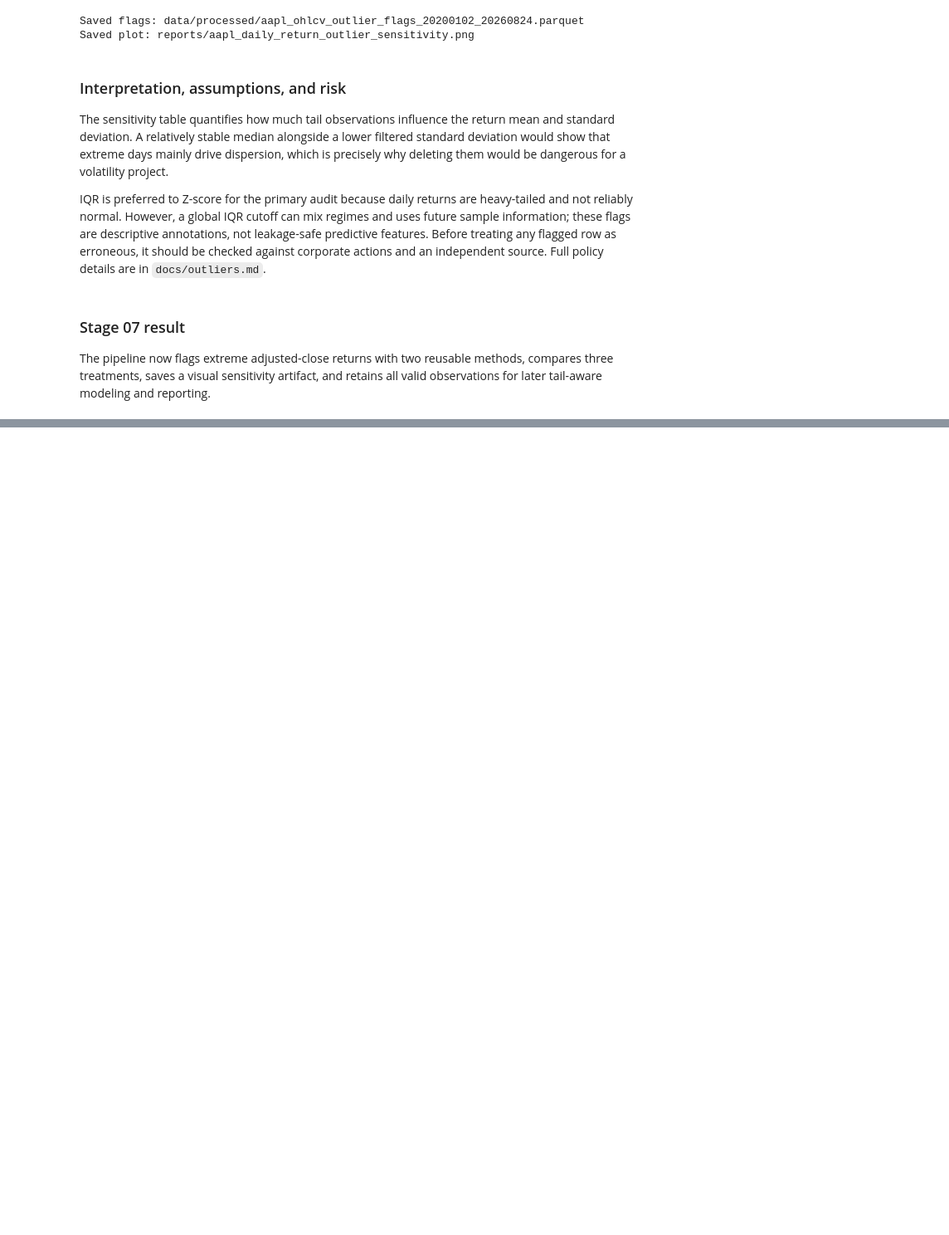
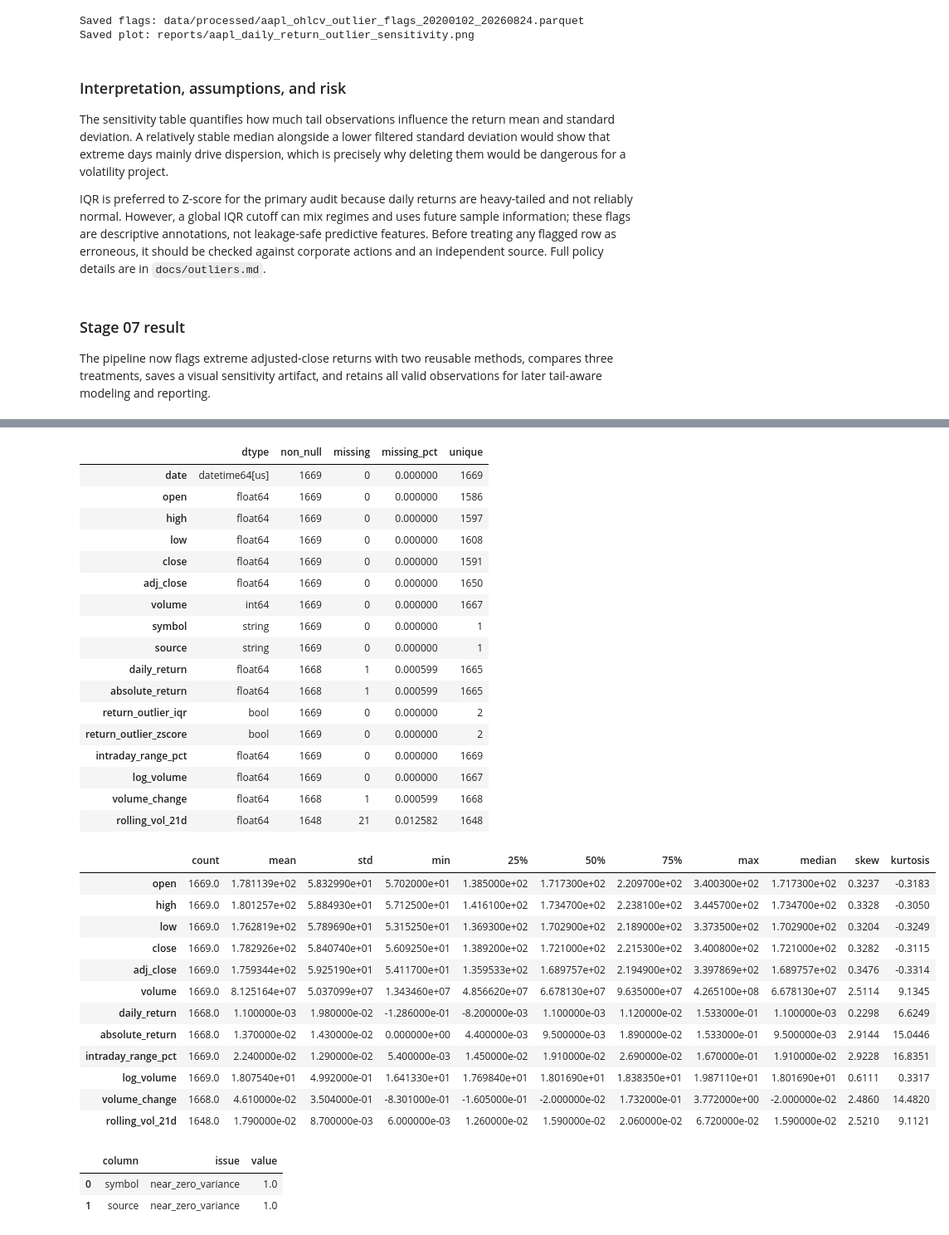
Before and after one commit to kevin-666777/bootcamp_zizhe_zhou, a Jupyter notebook: project/notebooks/project_pipeline.ipynb, the cells around one changed output, grey strips where cells are left out. Shown at 83% size. Saved outputs shown, nothing was run; the diff lists cells and outputs as text; code cells hidden in the pictures; blank space fills up the shorter version.

```diff
--- a/project/notebooks/project_pipeline.ipynb
+++ b/project/notebooks/project_pipeline.ipynb
@@ -310,0 +315,19 @@ The pipeline now flags extreme adjusted-close returns with two reusable methods,
+# %%
+import numpy as np
+import seaborn as sns
+
+from src.eda import eda_summary
+
+eda_data = read_df(outlier_path)
+eda_data['intraday_range_pct'] = (eda_data['high'] - eda_data['low']) / eda_data['open']
+eda_data['log_volume'] = np.log1p(eda_data['volume'])
+eda_data['volume_change'] = eda_data['volume'].pct_change(fill_method=None)
+eda_data['rolling_vol_21d'] = eda_data['daily_return'].rolling(21).std()
+
+print('DataFrame info:')
+eda_data.info()
+profile = eda_summary(eda_data)
+display(profile['overview'])
+display(profile['numeric_summary'].round(4))
+display(profile['attention'])
+# %% [output]
@@ -310,0 +351,34 @@ The pipeline now flags extreme adjusted-close returns with two reusable methods,
+|  | dtype | non_null | missing | missing_pct | unique |
+| date | datetime64[us] | 1669 | 0 | 0.000000 | 1669 |
+| open | float64 | 1669 | 0 | 0.000000 | 1586 |
+| high | float64 | 1669 | 0 | 0.000000 | 1597 |
+| low | float64 | 1669 | 0 | 0.000000 | 1608 |
+| close | float64 | 1669 | 0 | 0.000000 | 1591 |
+| adj_close | float64 | 1669 | 0 | 0.000000 | 1650 |
+| volume | int64 | 1669 | 0 | 0.000000 | 1667 |
+| symbol | string | 1669 | 0 | 0.000000 | 1 |
+| source | string | 1669 | 0 | 0.000000 | 1 |
+| daily_return | float64 | 1668 | 1 | 0.000599 | 1665 |
+| absolute_return | float64 | 1668 | 1 | 0.000599 | 1665 |
+| return_outlier_iqr | bool | 1669 | 0 | 0.000000 | 2 |
+| return_outlier_zscore | bool | 1669 | 0 | 0.000000 | 2 |
+| intraday_range_pct | float64 | 1669 | 0 | 0.000000 | 1669 |
+| log_volume | float64 | 1669 | 0 | 0.000000 | 1667 |
+| volume_change | float64 | 1668 | 1 | 0.000599 | 1668 |
+| rolling_vol_21d | float64 | 1648 | 21 | 0.012582 | 1648 |
+|  | count | mean | std | min | 25% | 50% | 75% | max | median | skew | kurtosis |
+| open | 1669.0 | 1.781139e+02 | 5.832990e+01 | 5.702000e+01 | 1.385000e+02 | 1.717300e+02 | 2.209700e+02 | 3.400300e+02 | 1.717300e+02 | 0.3237 | -0.3183 |
+| high | 1669.0 | 1.801257e+02 | 5.884930e+01 | 5.712500e+01 | 1.416100e+02 | 1.734700e+02 | 2.238100e+02 | 3.445700e+02 | 1.734700e+02 | 0.3328 | -0.3050 |
+| low | 1669.0 | 1.762819e+02 | 5.789690e+01 | 5.315250e+01 | 1.369300e+02 | 1.702900e+02 | 2.189000e+02 | 3.373500e+02 | 1.702900e+02 | 0.3204 | -0.3249 |
+| close | 1669.0 | 1.782926e+02 | 5.840740e+01 | 5.609250e+01 | 1.389200e+02 | 1.721000e+02 | 2.215300e+02 | 3.400800e+02 | 1.721000e+02 | 0.3282 | -0.3115 |
+| adj_close | 1669.0 | 1.759344e+02 | 5.925190e+01 | 5.411700e+01 | 1.359533e+02 | 1.689757e+02 | 2.194900e+02 | 3.397869e+02 | 1.689757e+02 | 0.3476 | -0.3314 |
+| volume | 1669.0 | 8.125164e+07 | 5.037099e+07 | 1.343460e+07 | 4.856620e+07 | 6.678130e+07 | 9.635000e+07 | 4.265100e+08 | 6.678130e+07 | 2.5114 | 9.1345 |
+| daily_return | 1668.0 | 1.100000e-03 | 1.980000e-02 | -1.286000e-01 | -8.200000e-03 | 1.100000e-03 | 1.120000e-02 | 1.533000e-01 | 1.100000e-03 | 0.2298 | 6.6249 |
+| absolute_return | 1668.0 | 1.370000e-02 | 1.430000e-02 | 0.000000e+00 | 4.400000e-03 | 9.500000e-03 | 1.890000e-02 | 1.533000e-01 | 9.500000e-03 | 2.9144 | 15.0446 |
+| intraday_range_pct | 1669.0 | 2.240000e-02 | 1.290000e-02 | 5.400000e-03 | 1.450000e-02 | 1.910000e-02 | 2.690000e-02 | 1.670000e-01 | 1.910000e-02 | 2.9228 | 16.8351 |
+| log_volume | 1669.0 | 1.807540e+01 | 4.992000e-01 | 1.641330e+01 | 1.769840e+01 | 1.801690e+01 | 1.838350e+01 | 1.987110e+01 | 1.801690e+01 | 0.6111 | 0.3317 |
+| volume_change | 1668.0 | 4.610000e-02 | 3.504000e-01 | -8.301000e-01 | -1.605000e-01 | -2.000000e-02 | 1.732000e-01 | 3.772000e+00 | -2.000000e-02 | 2.4860 | 14.4820 |
+| rolling_vol_21d | 1648.0 | 1.790000e-02 | 8.700000e-03 | 6.000000e-03 | 1.260000e-02 | 1.590000e-02 | 2.060000e-02 | 6.720000e-02 | 1.590000e-02 | 2.5210 | 9.1121 |
+|  | column | issue | value |
+| 0 | symbol | near_zero_variance | 1.0 |
+| 1 | source | near_zero_variance | 1.0 |
```
Also changed, not shown: parts of 9 cells of this notebook, 4 other files.
